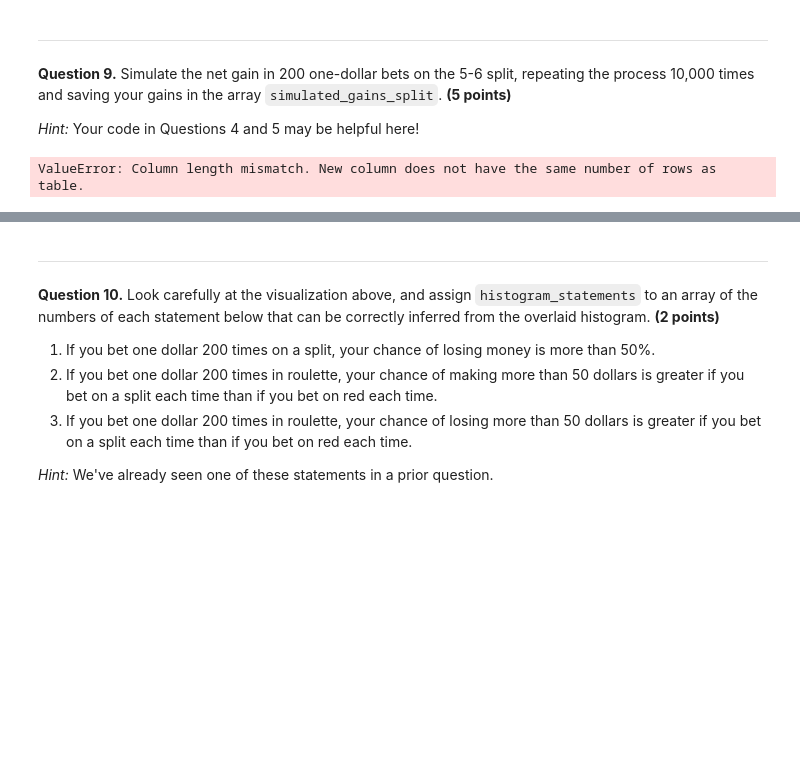
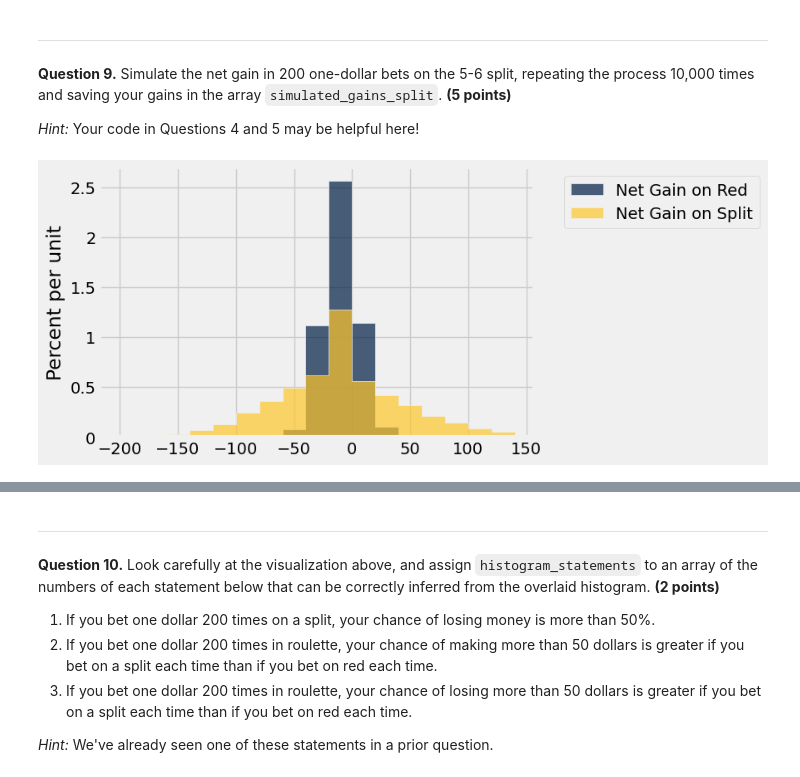
Before and after one commit to mquang279/materials-fa24, a Jupyter notebook: hw/hw06/hw06.ipynb, the cells around one changed output, grey strips where cells are left out. Cells and saved outputs as stored; diff of their text form; code cells hidden in the pictures; blank space fills up the shorter version.

```diff
--- a/hw/hw06/hw06.ipynb
+++ b/hw/hw06/hw06.ipynb
@@ -243,10 +243,10 @@ If betting on red doesn't seem like a good idea, maybe a gambler might want to t
 *Hint:* Remember that the pockets are represented as strings.
 # %%
 def dollar_bet_on_split(pocket_number):
-    if pocket_number != '5' and pocket_number != '6':
+    if pocket_number == '5' or pocket_number == '6':
+        return 17
+    else:
         return -1
-    else:
-        return 17
 # %%
 grader.check("q1_7")
 # %% [output]
@@ -269,9 +269,7 @@ print(dollar_bet_on_split('23'))
 **Question 8.** Add a column `Winnings: Split` to the `wheel` table. For each pocket, the column should contain your gain in dollars if that pocket won and you had bet one dollar on the 5-6 split. **(4 points)**
 # %%
 split_winnings = [dollar_bet_on_split(pocket_number) for pocket_number in wheel.column('Pocket')]
-wheel = wheel.with_column(
-    'Winnings: Split', split_winnings
-)
+wheel = wheel.with_column('Winnings: Split', split_winnings)
 wheel.show(5) # Do not change this line.
 # %% [output]
 | Pocket | Color | Winnings: Red | Winnings: Split |
@@ -294,17 +292,15 @@ q1_8 results: All test cases passed!
 # %%
 num_bets = 200
 repetitions = 10000
-
 simulated_gains_split = np.array([
-    wheel.sample(num_bets).column('Winnings: Split').sum()
-    for i in range(repetitions)
+    np.sum(wheel.sample(num_bets).column('Winnings: Split'))
+    for _ in range(0, repetitions)
 ])
-
 
 # Do not change the two lines below
 gains = gains.with_columns('Net Gain on Split', simulated_gains_split)
 gains.hist(bins = np.arange(-200, 150, 20))
 # %% [output]
-ValueError: Column length mismatch. New column does not have the same number of rows as table.
+[figure, added]
 # %%
 grader.check("q1_9")
```
Also changed, not shown: parts of 34 cells of this notebook.
